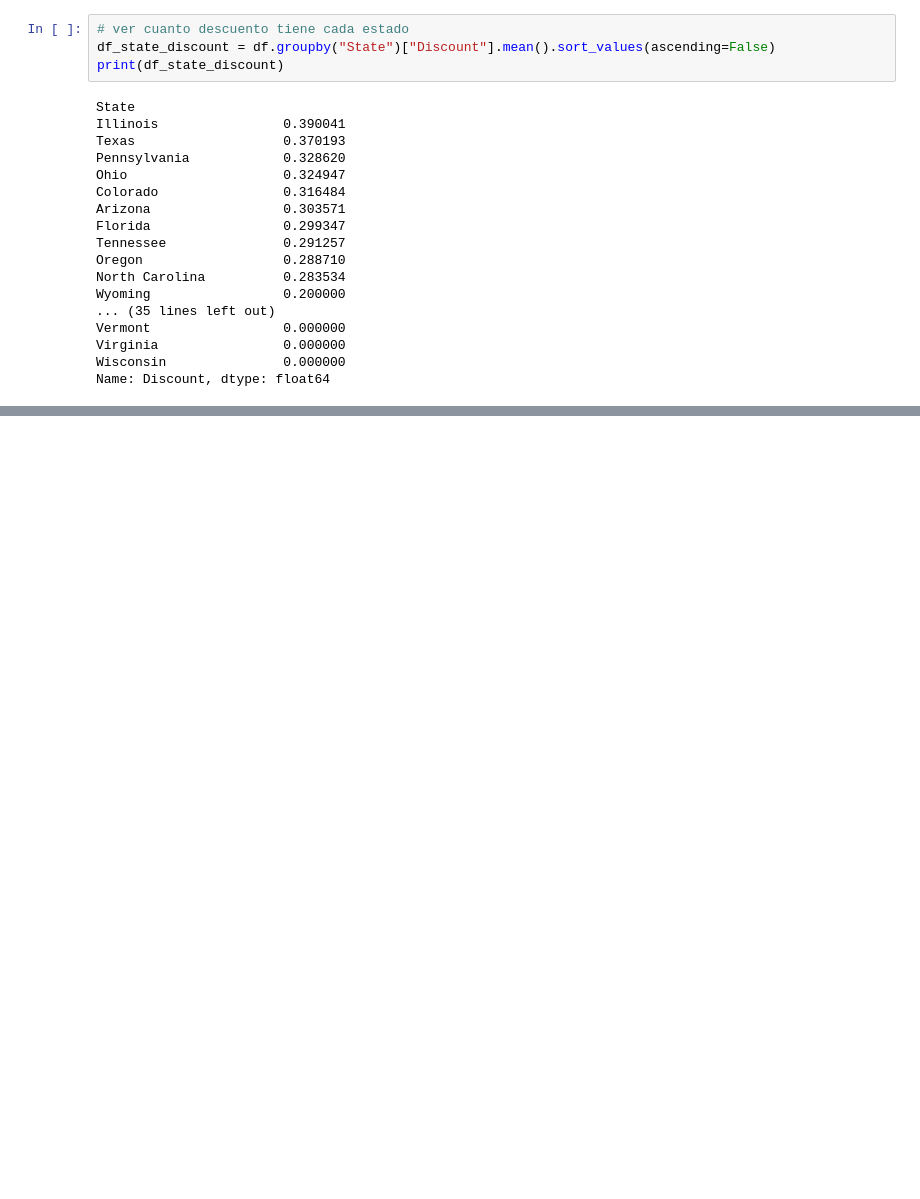
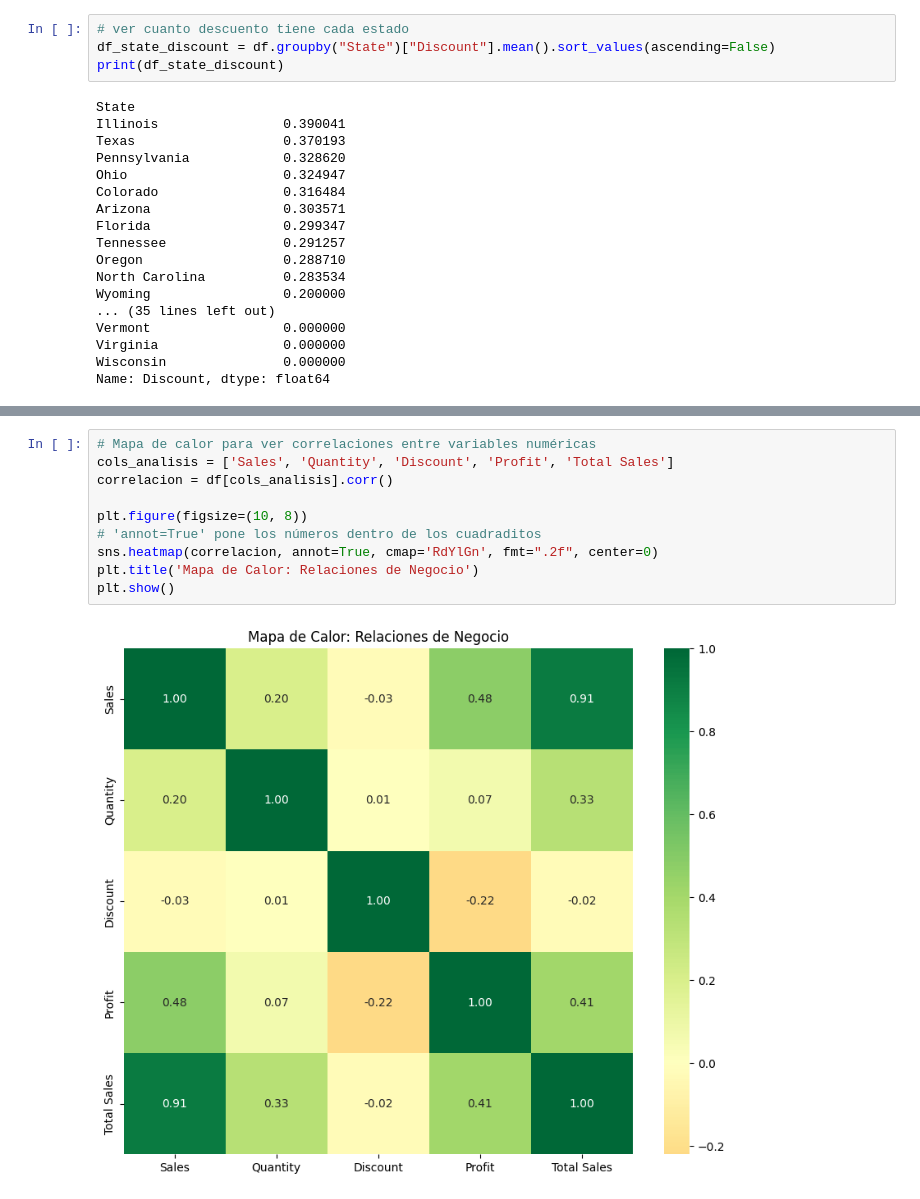
Before and after one commit to EEEliax/data-science-aws, a Jupyter notebook: notebooks/semana2/practicas/analisis_EDA2.ipynb, the cells around one changed output, grey strips where cells are left out. Cells and saved outputs as stored; diff of their text form; blank space fills up the shorter version.

```diff
--- a/notebooks/semana2/practicas/analisis_EDA2.ipynb
+++ b/notebooks/semana2/practicas/analisis_EDA2.ipynb
@@ -100,0 +101,12 @@ plt.show()
+# %%
+# Mapa de calor para ver correlaciones entre variables numéricas
+cols_analisis = ['Sales', 'Quantity', 'Discount', 'Profit', 'Total Sales']
+correlacion = df[cols_analisis].corr()
+
+plt.figure(figsize=(10, 8))
+# 'annot=True' pone los números dentro de los cuadraditos
+sns.heatmap(correlacion, annot=True, cmap='RdYlGn', fmt=".2f", center=0)
+plt.title('Mapa de Calor: Relaciones de Negocio')
+plt.show()
+# %% [output]
+[figure, added]
```
Also changed, not shown: parts of 2 cells of this notebook, 2 other files.
